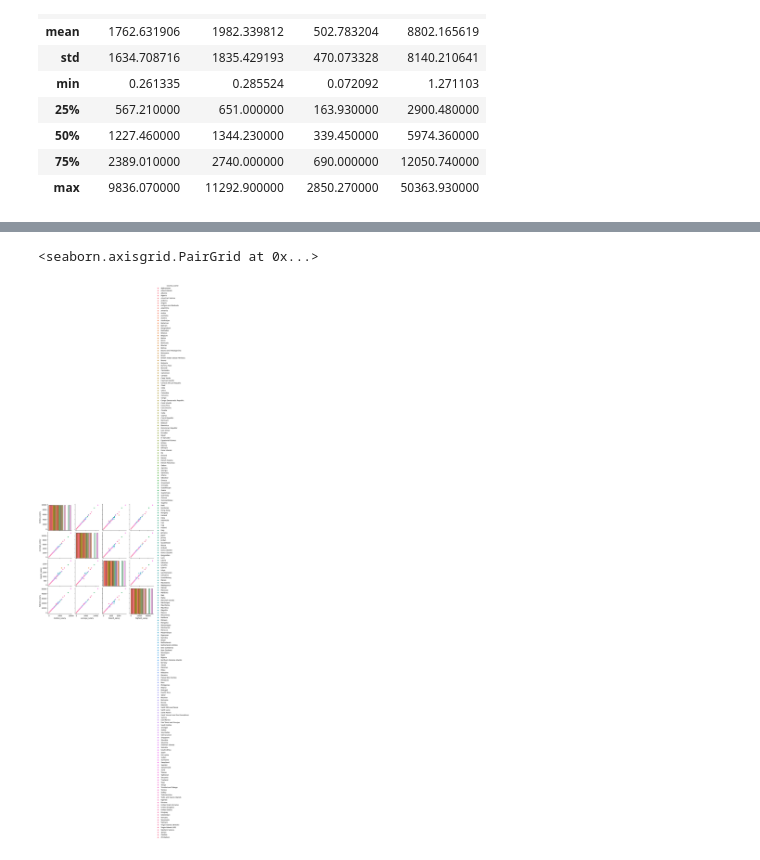
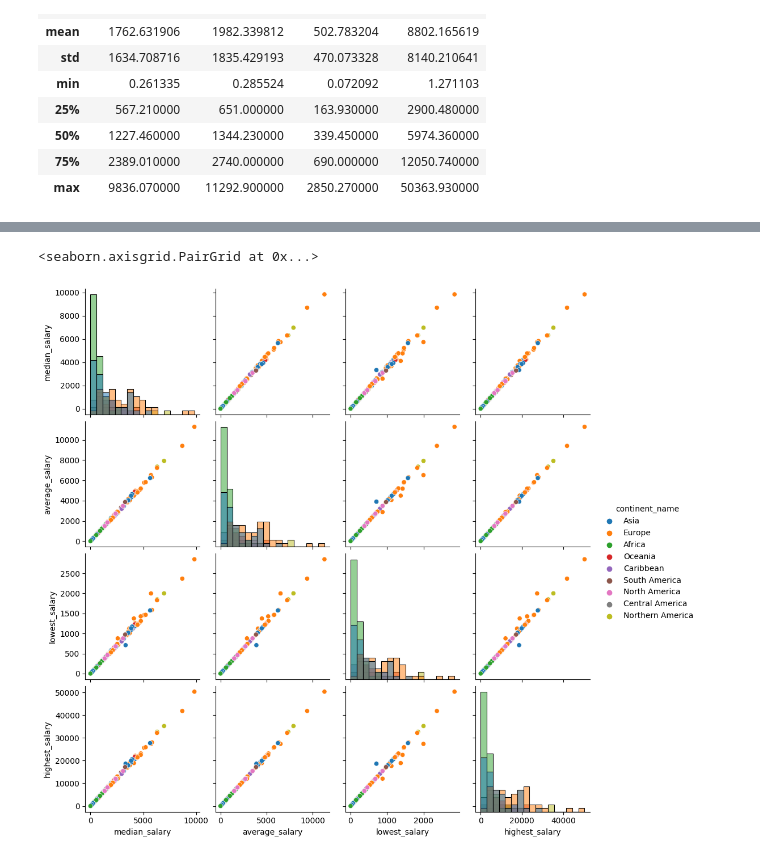
Before and after one commit to Ger-oc/MLpipeline, a Jupyter notebook: MLPipeline.ipynb, the cells around one changed output, grey strips where cells are left out. Cells and saved outputs as stored; diff of their text form; code cells hidden in the pictures.

```diff
--- a/MLPipeline.ipynb
+++ b/MLPipeline.ipynb
@@ -81,5 +81,5 @@ g = sns.pairplot(df, hue="country_name", palette="husl")
 # %%
-sns.pairplot(df, hue="country_name", diag_kind="hist")
+sns.pairplot(df, hue="continent_name", diag_kind="hist")
 # %% [output]
 <seaborn.axisgrid.PairGrid at 0x...>
-[figure, old version]
+[figure, new version]
```
Also changed, not shown: parts of 1 cell of this notebook.
